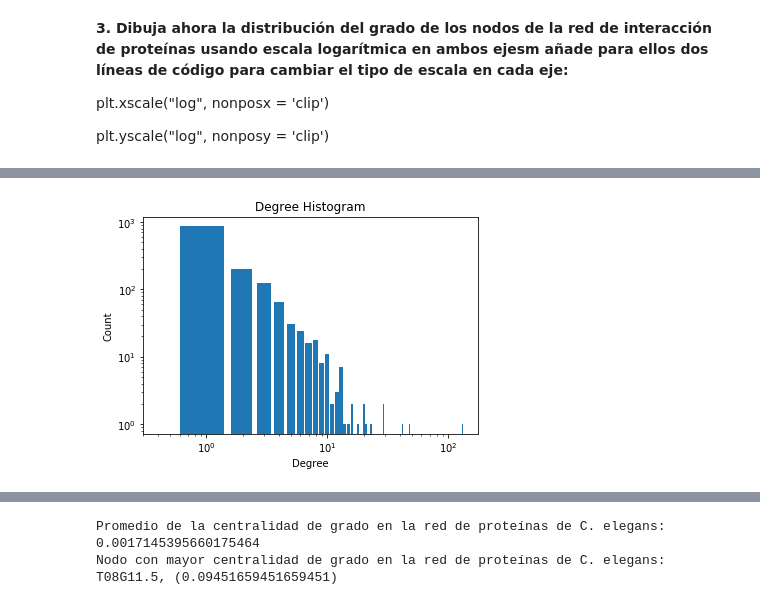
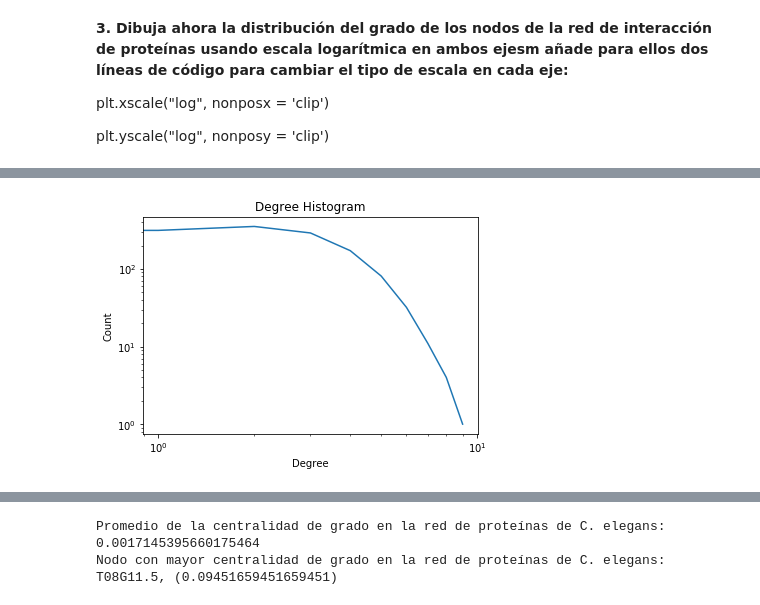
Before and after one commit to Huertas97/CRRTT_practicas, a Jupyter notebook: practica1/Practica_1_Sara_Dorado_Alfaro_Alvaro_Huertas_Garcia.ipynb, the cells around one changed output, grey strips where cells are left out. Cells and saved outputs as stored; diff of their text form; code cells hidden in the pictures.

```diff
--- a/practica1/practica1.ipynb
+++ b/practica1/Practica_1_Sara_Dorado_Alfaro_Alvaro_Huertas_Garcia.ipynb
@@ -464,11 +430,11 @@ array([0, 1, 2, 3, 4, 5, 6, 7, 8, 9])
 # %%
-L=nx.degree_histogram(G_CE)
-plt.bar(range(len(L)),L, color='tab:blue')
+L=nx.degree_histogram(G_AL)
+plt.plot(range(len(L)),L, color='tab:blue')
 plt.title("Degree Histogram")
 plt.ylabel("Count")
 plt.xlabel("Degree")
 plt.xscale("log", nonposx = 'clip')
 plt.yscale("log", nonposy = 'clip')
 plt.show()
 # %% [output]
-[figure, old version]
+[figure, new version]
```
Also changed, not shown: parts of 20 cells of this notebook, 1 other file.
